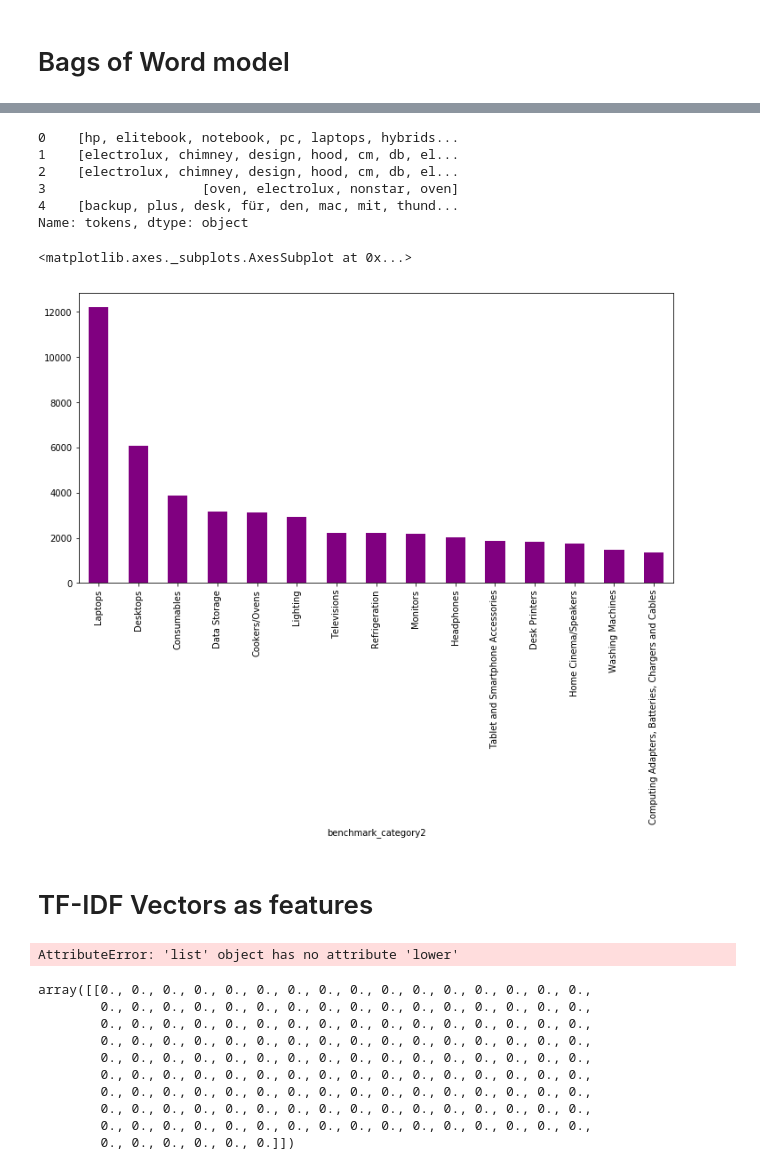
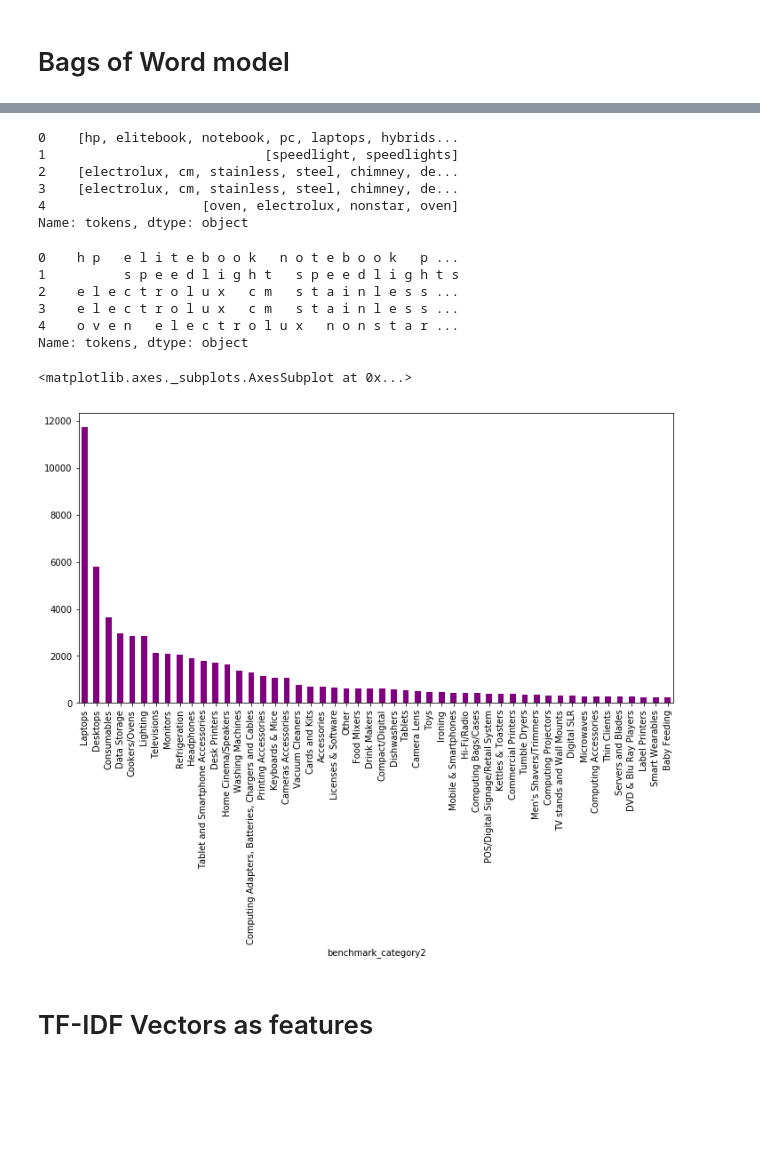
Before and after one commit to danyzix/Product-Categorisation, a Jupyter notebook: Flix_products/Product_Categorisation3.ipynb, the cells around one changed output, grey strips where cells are left out. Cells and saved outputs as stored; diff of their text form; code cells hidden in the pictures; blank space fills up the shorter version.

```diff
--- a/Flix_products/Product_Categorisation3.ipynb
+++ b/Flix_products/Product_Categorisation3.ipynb
@@ -73,7 +73,7 @@ products.groupby('benchmark_category2')['product_id'].count().sort_values().tail
 [figure]
 # %%
 # lets subset by top 15 categories and use this data for further analysis
-top15cats = products.groupby('benchmark_category2')['product_id'].count().nlargest(15).keys()
+top15cats = products.groupby('benchmark_category2')['product_id'].count().nlargest(50).keys()
 prod_15cats = products[products['benchmark_category2'].isin(top15cats)].reset_index()
 prod_15cats.info()
 # %% [output]
@@ -197,16 +196,27 @@ prod_15cats['tokens'] = tokenize_row(prod_15cats['title&cat'], vocab)
 prod_15cats['tokens'].head()
 # %% [output]
 0    [hp, elitebook, notebook, pc, laptops, hybrids...
-1    [electrolux, chimney, design, hood, cm, db, el...
-2    [electrolux, chimney, design, hood, cm, db, el...
-3                    [oven, electrolux, nonstar, oven]
-4    [backup, plus, desk, für, den, mac, mit, thund...
+1                            [speedlight, speedlights]
+2    [electrolux, cm, stainless, steel, chimney, de...
+3    [electrolux, cm, stainless, steel, chimney, de...
+4                    [oven, electrolux, nonstar, oven]
 Name: tokens, dtype: object
+# %%
+# convert tokens in the list to texts
+prod_15cats['tokens']=[" ".join(tokens) for tokens in prod_15cats['tokens'].values]
+prod_15cats['tokens'].head()
+# %% [output]
+0    h p   e l i t e b o o k   n o t e b o o k   p ...
+1          s p e e d l i g h t   s p e e d l i g h t s
+2    e l e c t r o l u x   c m   s t a i n l e s s ...
+3    e l e c t r o l u x   c m   s t a i n l e s s ...
+4    o v e n   e l e c t r o l u x   n o n s t a r ...
+Name: tokens, dtype: object
 # %%
 # lets look at the top 30 categories by number of products
-prod_15cats.groupby('benchmark_category2')['product_id'].count().nlargest(15).plot.bar(figsize=(12,6), color='purple')
+prod_15cats.groupby('benchmark_category2')['product_id'].count().nlargest(50).plot.bar(figsize=(12,6), color='purple')
 # %% [output]
 <matplotlib.axes._subplots.AxesSubplot at 0x...>
-[figure, old version]
+[figure, new version]
 # %%
 # create train and test set with stratified sampling
@@ -221,23 +232,9 @@ encoder = preprocessing.LabelEncoder()
 y_train = encoder.fit_transform(y_train)
 y_test = encoder.fit_transform(y_test)
 # %%
-tfidf_vect = TfidfVectorizer(analyzer='word', token_pattern=r'\w{1,}', stop_words='english')
-tfidf_vect.fit(prod_15cats['tokens'].map(str))
+# word level TF-IDF
+tfidf_vect = TfidfVectorizer(analyzer='word', token_pattern=r'\w{1,}')
+tfidf_vect.fit(model_data['tokens'])
 x_train_tfidf =  tfidf_vect.transform(x_train)
 x_test_tfidf =  tfidf_vect.transform(x_test)
-# %% [output]
-AttributeError: 'list' object has no attribute 'lower'
-# %%
-x_train_tfidf[1,:150].toarray()
-# %% [output]
-array([[0., 0., 0., 0., 0., 0., 0., 0., 0., 0., 0., 0., 0., 0., 0., 0.,
-        0., 0., 0., 0., 0., 0., 0., 0., 0., 0., 0., 0., 0., 0., 0., 0.,
-        0., 0., 0., 0., 0., 0., 0., 0., 0., 0., 0., 0., 0., 0., 0., 0.,
-        0., 0., 0., 0., 0., 0., 0., 0., 0., 0., 0., 0., 0., 0., 0., 0.,
-        0., 0., 0., 0., 0., 0., 0., 0., 0., 0., 0., 0., 0., 0., 0., 0.,
-        0., 0., 0., 0., 0., 0., 0., 0., 0., 0., 0., 0., 0., 0., 0., 0.,
-        0., 0., 0., 0., 0., 0., 0., 0., 0., 0., 0., 0., 0., 0., 0., 0.,
-        0., 0., 0., 0., 0., 0., 0., 0., 0., 0., 0., 0., 0., 0., 0., 0.,
-        0., 0., 0., 0., 0., 0., 0., 0., 0., 0., 0., 0., 0., 0., 0., 0.,
-        0., 0., 0., 0., 0., 0.]])
 # %%
```
Also changed, not shown: parts of 15 cells of this notebook, 2 other files.
